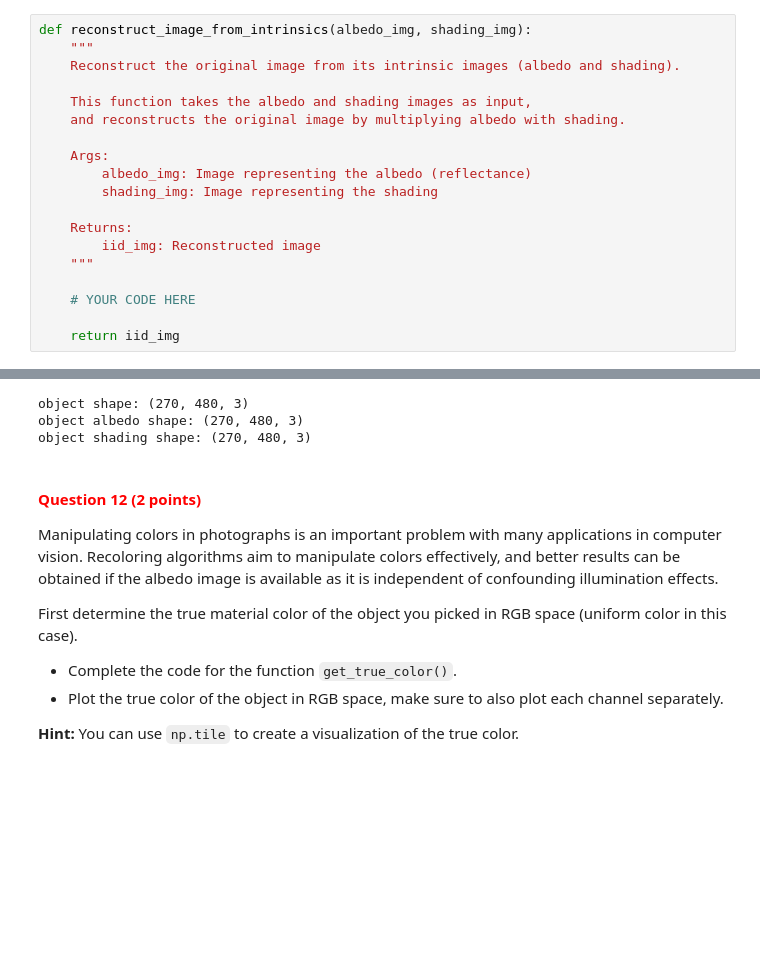
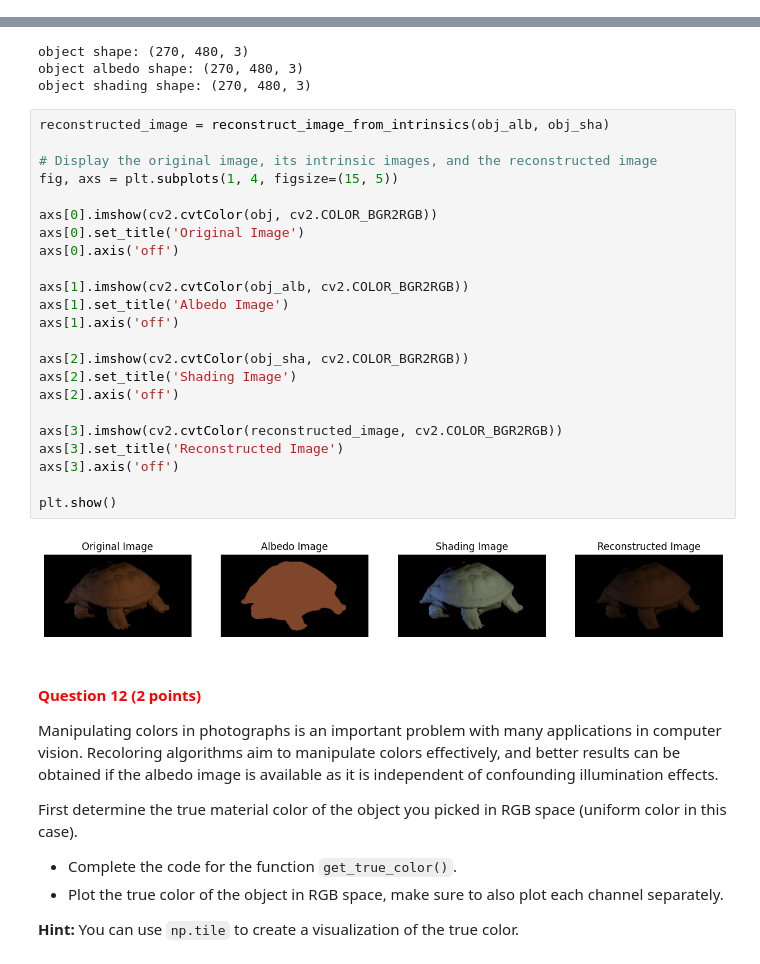
Before and after one commit to cisaic/cv1-lab-1, a Jupyter notebook: cv1-lab-1.ipynb, the cells around one changed output, grey strips where cells are left out. Saved outputs shown, nothing was run; the diff lists cells and outputs as text; blank space fills up the shorter version.

```diff
--- a/cv1-lab-1.ipynb
+++ b/cv1-lab-1.ipynb
@@ -610,22 +606,3 @@ If you check the literature, you will see that almost all intrinsic image decomp
 Choose an object with a single color from the `/intrinsic_images/` folder, which is based on the [synthetic intrinsic image dataset](http://www.cic.uab.cat/Datasets/synthetic_intrinsic_image_dataset/).
 
 Demonstrate that you can reconstruct the original PNG image from its intrinsics using the albedo and shading. Your script should output a figure displaying the original image, its intrinsic images, and the reconstructed one. Complete the function `reconstruct_image_from_intrinsics()`.
-# %%
-def reconstruct_image_from_intrinsics(albedo_img, shading_img):
-    """
-    Reconstruct the original image from its intrinsic images (albedo and shading).
-
-    This function takes the albedo and shading images as input,
-    and reconstructs the original image by multiplying albedo with shading.
-
-    Args:
-        albedo_img: Image representing the albedo (reflectance)
-        shading_img: Image representing the shading
-
-    Returns:
-        iid_img: Reconstructed image
-    """
-
-    # YOUR CODE HERE
-
-    return iid_img
@@ -658,6 +665,31 @@ else:
 object shape: (270, 480, 3)
 object albedo shape: (270, 480, 3)
 object shading shape: (270, 480, 3)
+# %%
+reconstructed_image = reconstruct_image_from_intrinsics(obj_alb, obj_sha)
+
+# Display the original image, its intrinsic images, and the reconstructed image
+fig, axs = plt.subplots(1, 4, figsize=(15, 5))
+
+axs[0].imshow(cv2.cvtColor(obj, cv2.COLOR_BGR2RGB))
+axs[0].set_title('Original Image')
+axs[0].axis('off')
+
+axs[1].imshow(cv2.cvtColor(obj_alb, cv2.COLOR_BGR2RGB))
+axs[1].set_title('Albedo Image')
+axs[1].axis('off')
+
+axs[2].imshow(cv2.cvtColor(obj_sha, cv2.COLOR_BGR2RGB))
+axs[2].set_title('Shading Image')
+axs[2].axis('off')
+
+axs[3].imshow(cv2.cvtColor(reconstructed_image, cv2.COLOR_BGR2RGB))
+axs[3].set_title('Reconstructed Image')
+axs[3].axis('off')
+
+plt.show()
+# %% [output]
+[figure, added]
 # %% [markdown]
 <a id="question-12"></a>
 #### <font color='#FF0000'>Question 12 (2 points)</font>
```
Also changed, not shown: parts of 6 cells of this notebook.
